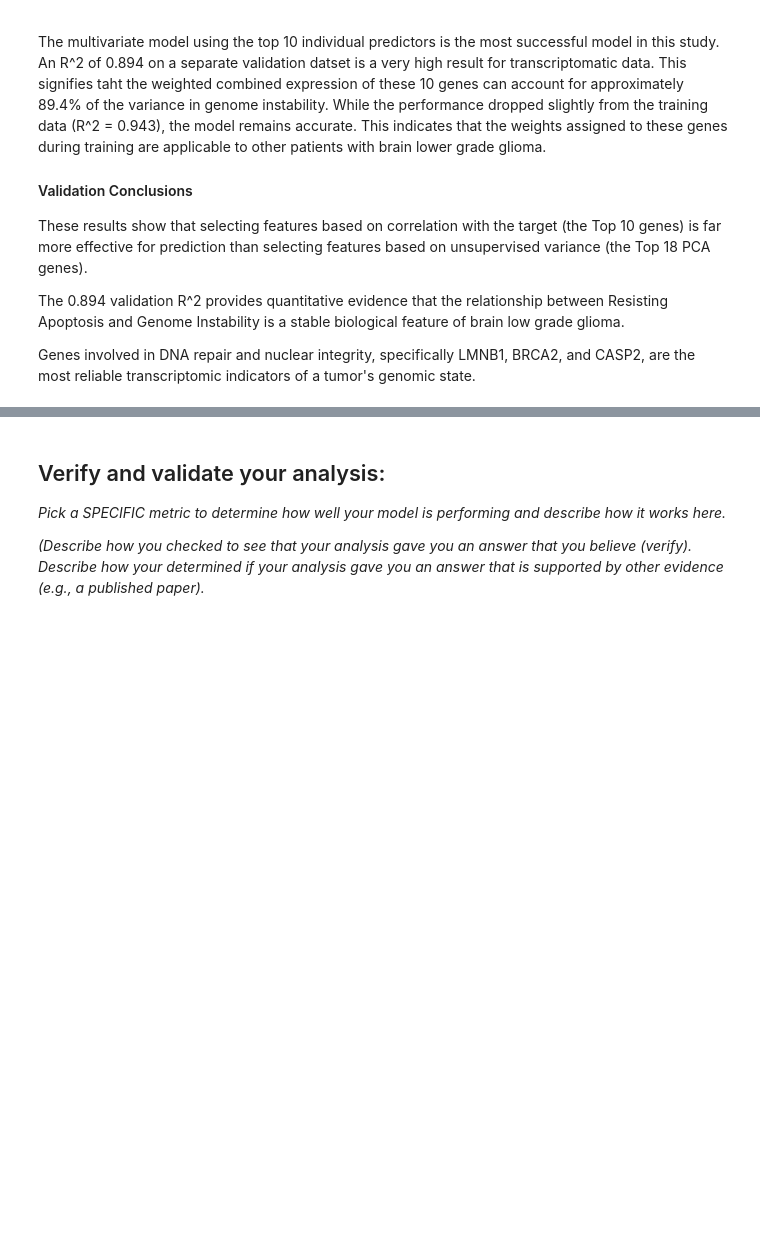
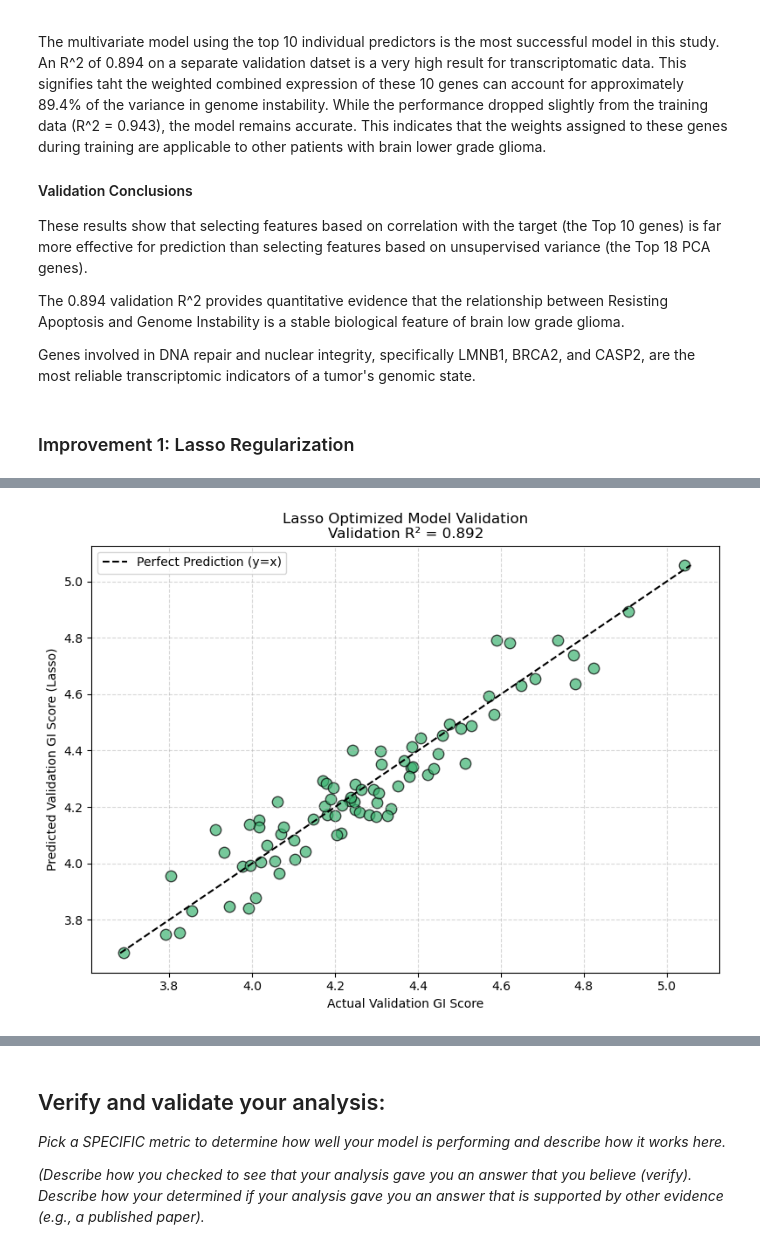
Before and after one commit to gracevl/lee-spencer-Module-4-Cancer, a Jupyter notebook: code/Module 4 Template.ipynb, the cells around one changed output, grey strips where cells are left out. Saved outputs shown, nothing was run; the diff lists cells and outputs as text; code cells hidden in the pictures; blank space fills up the shorter version.

Commit message:
Attempt to improve regression model
attempted to improve regression model via lasso, ridge, and elastic net regularization - Kiran

```diff
--- a/code/Module 4 Template.ipynb
+++ b/code/Module 4 Template.ipynb
@@ -956,3 +956,69 @@ These results show that selecting features based on correlation with the target
 The 0.894 validation R^2 provides quantitative evidence that the relationship between Resisting Apoptosis and Genome Instability is a stable biological feature of brain low grade glioma.
 
 Genes involved in DNA repair and nuclear integrity, specifically LMNB1, BRCA2, and CASP2, are the most reliable transcriptomic indicators of a tumor's genomic state.
+# %% [markdown]
+### Improvement 1: Lasso Regularization
+# %%
+from sklearn.linear_model import LassoCV
+from sklearn.preprocessing import StandardScaler
+from sklearn.metrics import r2_score
+import pandas as pd
+import numpy as np
+import matplotlib.pyplot as plt
+
+print("--- OPTIMIZING TOP 10 MODEL WITH LASSO REGULARIZATION ---")
+
+# 1. SCALE THE DATA (Crucial for Lasso)
+# ------------------------------------------------------------------
+scaler = StandardScaler()
+
+# Fit the scaler ON THE TRAINING DATA ONLY, then transform both sets
+X_train_scaled = scaler.fit_transform(X_multi)
+X_val_scaled = scaler.transform(val_X_top10)
+
+# 2. INITIALIZE AND TRAIN LASSO WITH CROSS-VALIDATION
+# ------------------------------------------------------------------
+# LassoCV automatically tests hundreds of 'alpha' penalties to find the optimal one
+# that balances accuracy with feature reduction, using 5-fold cross validation.
+lasso_cv = LassoCV(cv=5, random_state=42)
+lasso_cv.fit(X_train_scaled, y_multi)
+
+# 3. EVALUATE PERFORMANCE
+# ------------------------------------------------------------------
+y_train_pred_lasso = lasso_cv.predict(X_train_scaled)
+y_val_pred_lasso = lasso_cv.predict(X_val_scaled)
+
+train_r2_lasso = r2_score(y_multi, y_train_pred_lasso)
+val_r2_lasso = r2_score(val_target_y, y_val_pred_lasso)
+
+print(f"Optimal Penalty (Alpha) chosen: {lasso_cv.alpha_:.4f}\n")
+print(f"Lasso Train R²:      {train_r2_lasso:.3f}")
+print(f"Lasso Validation R²: {val_r2_lasso:.3f}\n")
+
+# 4. EXTRACT AND RANK THE NEW COEFFICIENTS
+# ------------------------------------------------------------------
+lasso_coefs = pd.DataFrame({
+    'Gene': top_10_genes,
+    'Lasso_Weight': lasso_cv.coef_
+}).sort_values('Lasso_Weight', key=abs, ascending=False)
+
+print("Lasso Coefficients (Notice any that dropped to 0.0):")
+print(lasso_coefs.to_string(index=False))
+
+# 5. VISUALIZE LASSO VALIDATION
+# ------------------------------------------------------------------
+plt.figure(figsize=(8, 6))
+plt.scatter(val_target_y, y_val_pred_lasso, alpha=0.7, edgecolors='k', s=80, color='mediumseagreen')
+
+min_val = min(val_target_y.min(), y_val_pred_lasso.min())
+max_val = max(val_target_y.max(), y_val_pred_lasso.max())
+plt.plot([min_val, max_val], [min_val, max_val], 'k--', linewidth=1.5, label='Perfect Prediction (y=x)')
+
+plt.xlabel("Actual Validation GI Score")
+plt.ylabel("Predicted Validation GI Score (Lasso)")
+plt.title(f"Lasso Optimized Model Validation\nValidation R² = {val_r2_lasso:.3f}")
+plt.legend()
+plt.grid(True, linestyle='--', alpha=0.5)
+plt.tight_layout()
+plt.show()
+# %% [output]
@@ -958,0 +1043 @@ Genes involved in DNA repair and nuclear integrity, specifically LMNB1, BRCA2, a
+[figure, added]
```
Also changed, not shown: parts of 6 cells of this notebook.
